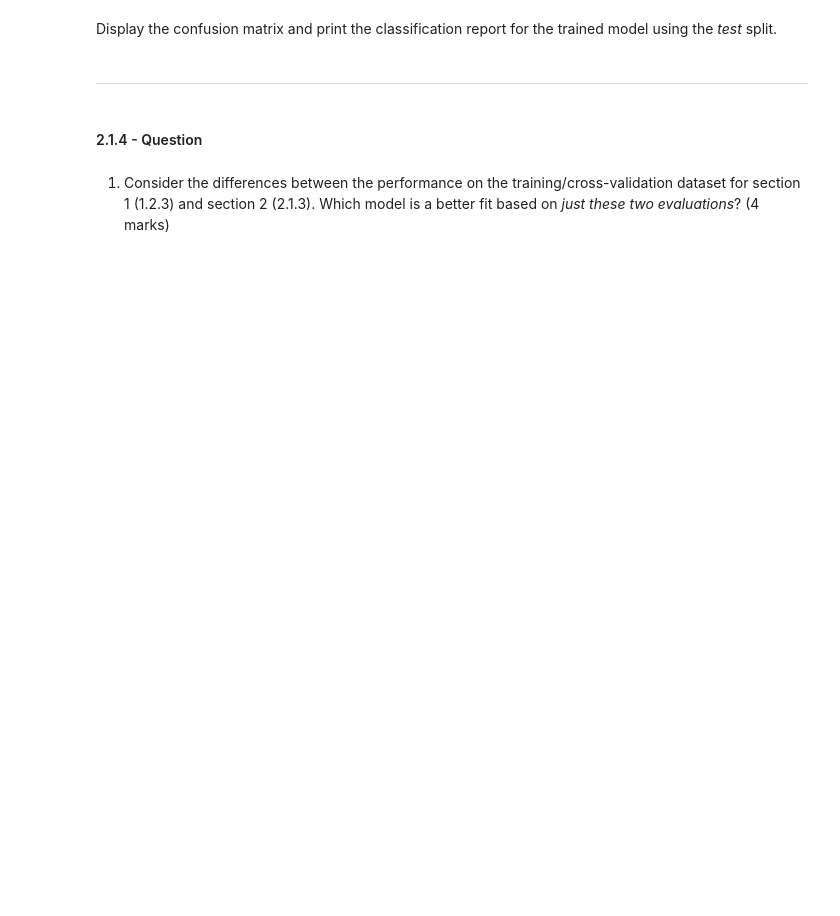
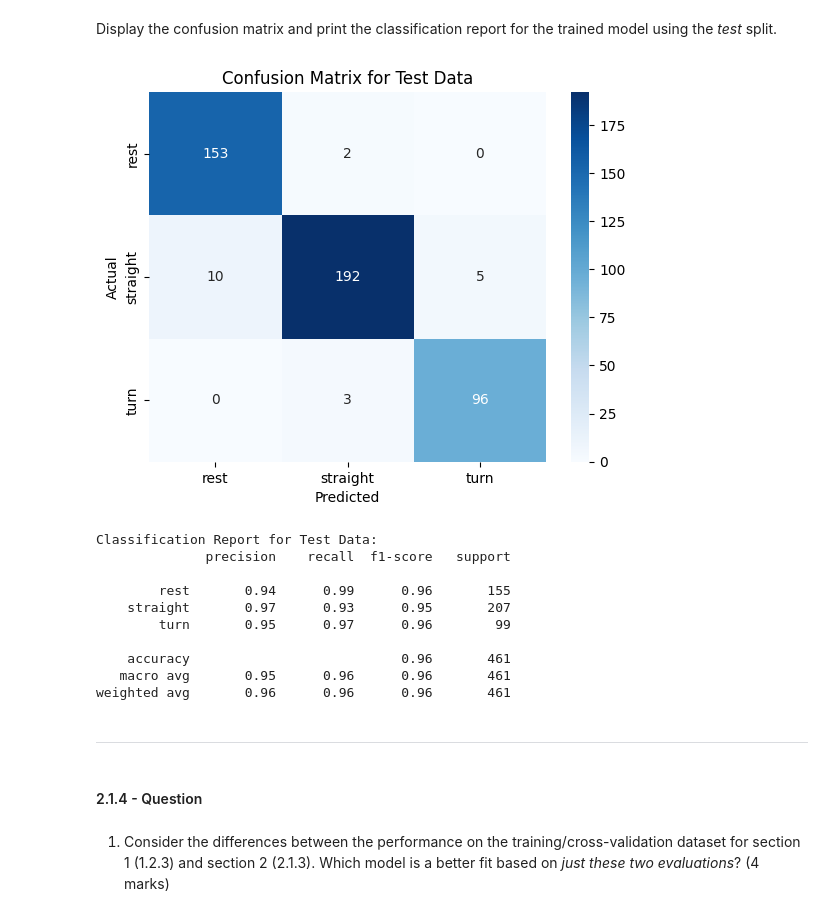
Before and after one commit to akosua-gyimah/engg680_2024_fall, a Jupyter notebook: Lab_Assignment4/Assignment 4.ipynb, the cells around one changed output. Cells and saved outputs as stored; diff of their text form; code cells hidden in the pictures; blank space fills up the shorter version.

```diff
--- a/Lab_Assignment4/Assignment 4.ipynb
+++ b/Lab_Assignment4/Assignment 4.ipynb
@@ -498,3 +530,36 @@ Display the confusion matrix and print the classification report for the trained
+# %%
+# TODO - Display confusion matrix and print classification reports
+
+#answer
+# Predicting the test set labels
+y_test_pred = grid.best_estimator_.predict(X_test)
+
+# Generating the confusion matrix
+conf_matrix = confusion_matrix(y_test, y_test_pred)
+
+# Displaying the confusion matrix as a heatmap
+sns.heatmap(conf_matrix, annot=True, fmt="d", cmap="Blues",
+            xticklabels=grid.classes_, yticklabels=grid.classes_)
+plt.title("Confusion Matrix for Test Data")
+plt.xlabel("Predicted")
+plt.ylabel("Actual")
+plt.show()
+
+# Print the classification report
+print("Classification Report for Test Data:")
+print(classification_report(y_test, y_test_pred))
+# %% [output]
+[figure, added]
+Classification Report for Test Data:
+              precision    recall  f1-score   support
+
+        rest       0.94      0.99      0.96       155
+    straight       0.97      0.93      0.95       207
+        turn       0.95      0.97      0.96        99
+
+    accuracy                           0.96       461
+   macro avg       0.95      0.96      0.96       461
+weighted avg       0.96      0.96      0.96       461
 # %% [markdown]
 ___
 # %% [markdown]
```
Also changed, not shown: parts of 34 cells of this notebook.
